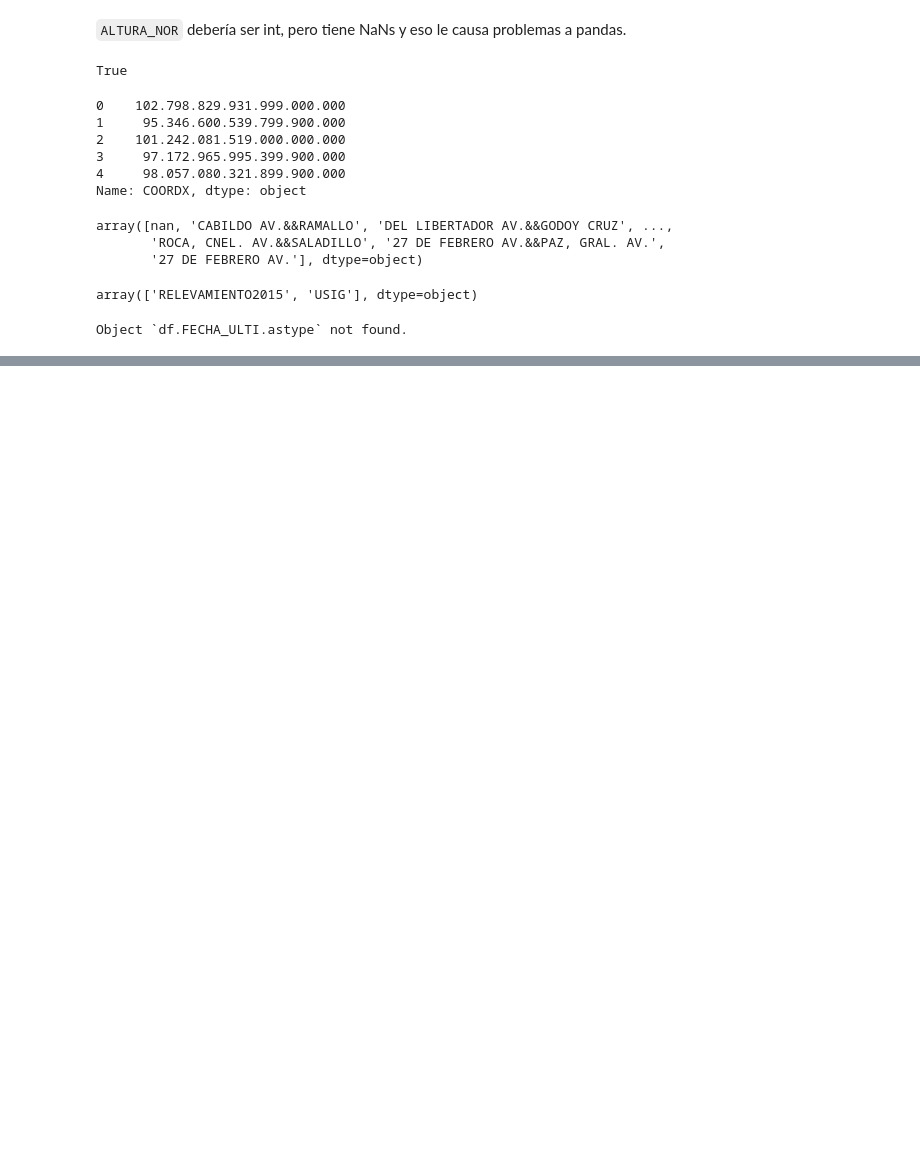
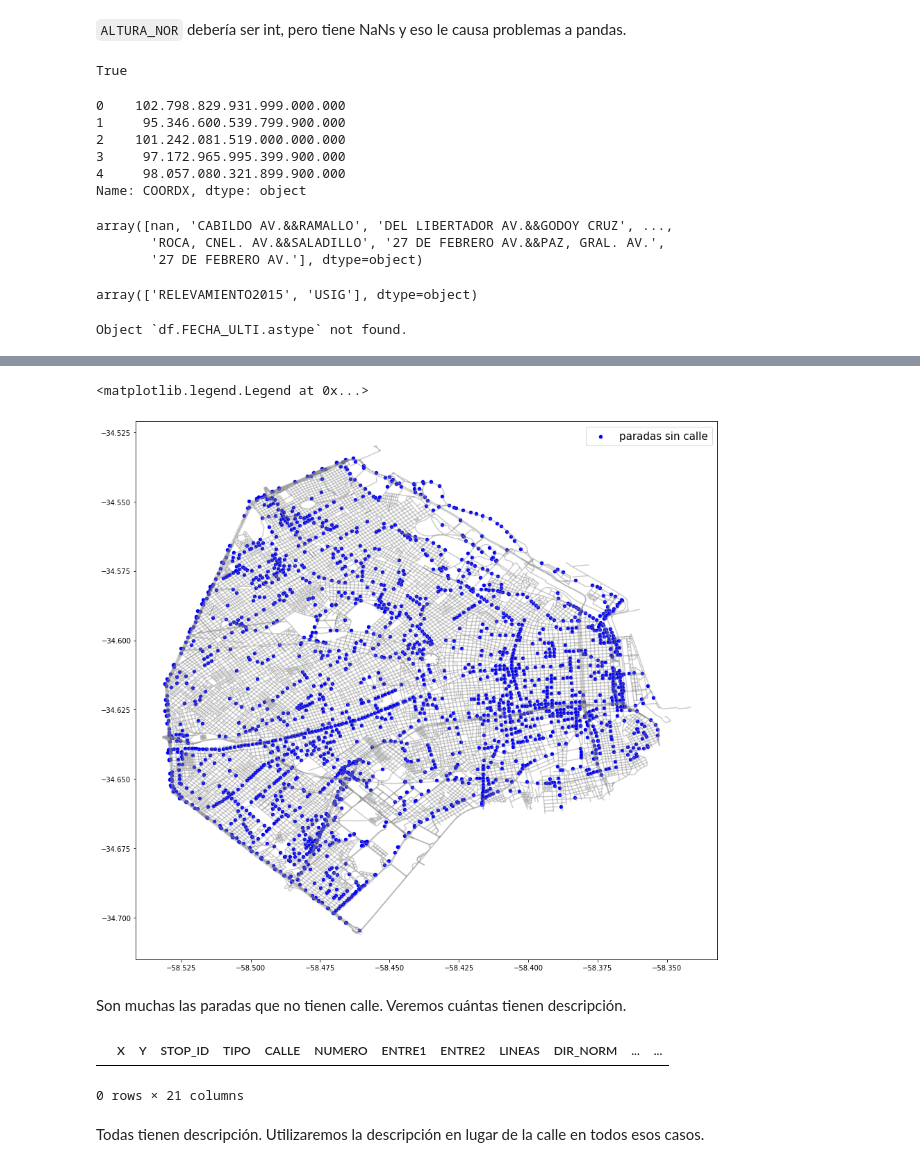
Before and after one commit to Arkenan/bdd-tp-l3-colectivos-de-buenos-aires, a Jupyter notebook: clean-paradas-de-colectivos-notebook.ipynb, the cells around one changed output, grey strips where cells are left out. Cells and saved outputs as stored; diff of their text form; code cells hidden in the pictures; blank space fills up the shorter version.

```diff
--- a/clean-paradas-de-colectivos-notebook.ipynb
+++ b/clean-paradas-de-colectivos-notebook.ipynb
@@ -162,0 +298,22 @@ Object `df.FECHA_ULTI.astype` not found.
+# %%
+sin_calle = df[(df.METROBUS == 'F') & (df.CALLE.isnull())]
+sin_calle.X = pd.to_numeric(sin_calle.X).to_numpy()
+sin_calle.Y = pd.to_numeric(sin_calle.Y).to_numpy()
+sin_calle = gpd.GeoDataFrame(sin_calle, geometry = [Point(xy) for xy in zip(sin_calle['X'], sin_calle['Y'])])
+# %%
+fig, ax = plt.subplots(figsize = (15,15))
+ba_map.plot(ax = ax, alpha = 0.4, color="grey")
+sin_calle.plot(ax = ax, markersize = 20, color = "blue", marker = "o", label = "paradas sin calle")
+plt.legend(prop={'size': 15})
+# %% [output]
+<matplotlib.legend.Legend at 0x...>
+[figure, added]
+# %% [markdown]
+Son muchas las paradas que no tienen calle. Veremos cuántas tienen descripción.
+# %%
+sin_calle[sin_calle.STOP_DESC.isnull()]
+# %% [output]
+|  | X | Y | STOP_ID | TIPO | CALLE | NUMERO | ENTRE1 | ENTRE2 | LINEAS | DIR_NORM | ... | ... |
+0 rows × 21 columns
+# %% [markdown]
+Todas tienen descripción. Utilizaremos la descripción en lugar de la calle en todos esos casos.
```
Also changed, not shown: parts of 36 cells of this notebook, 12 other files.
